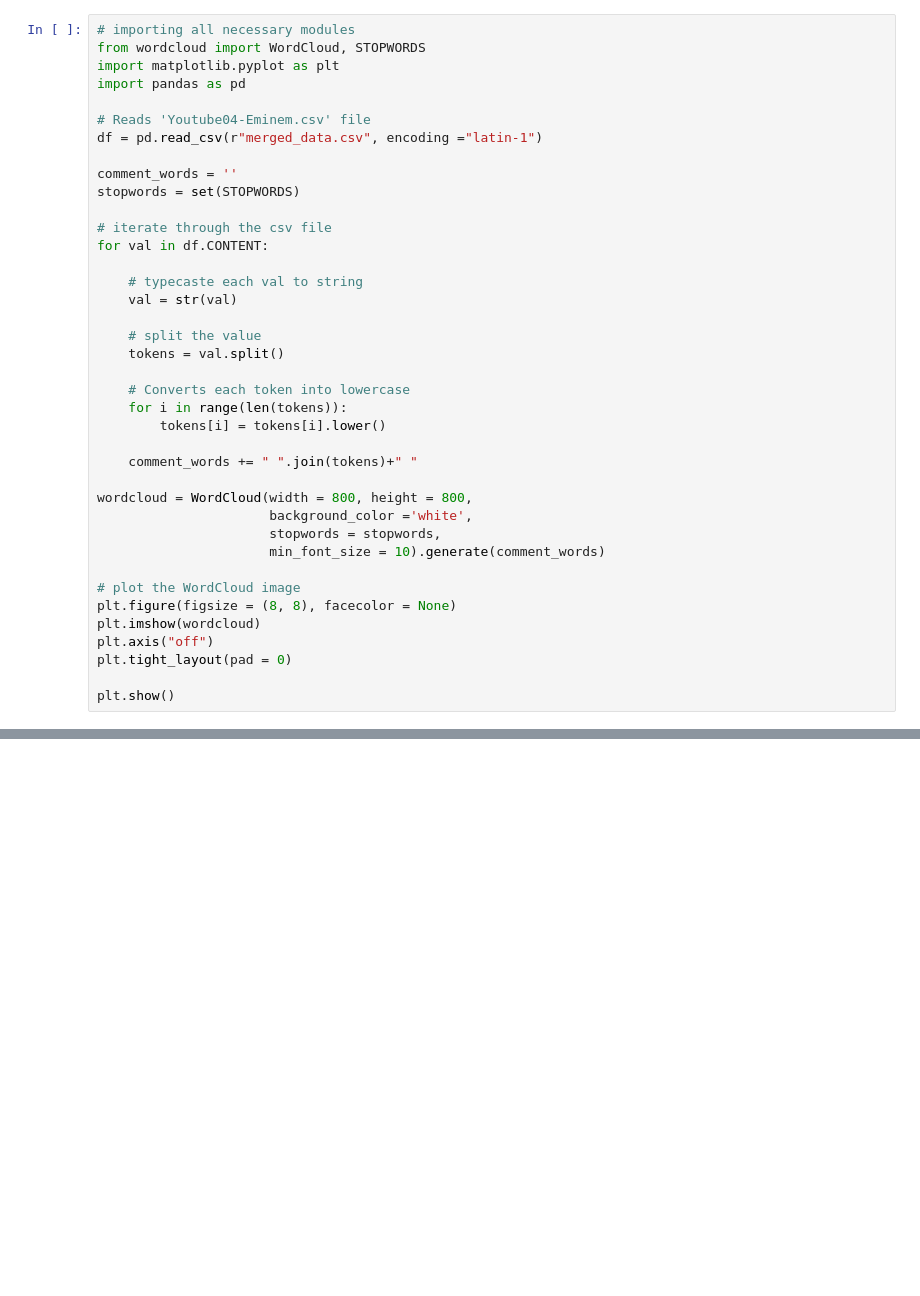
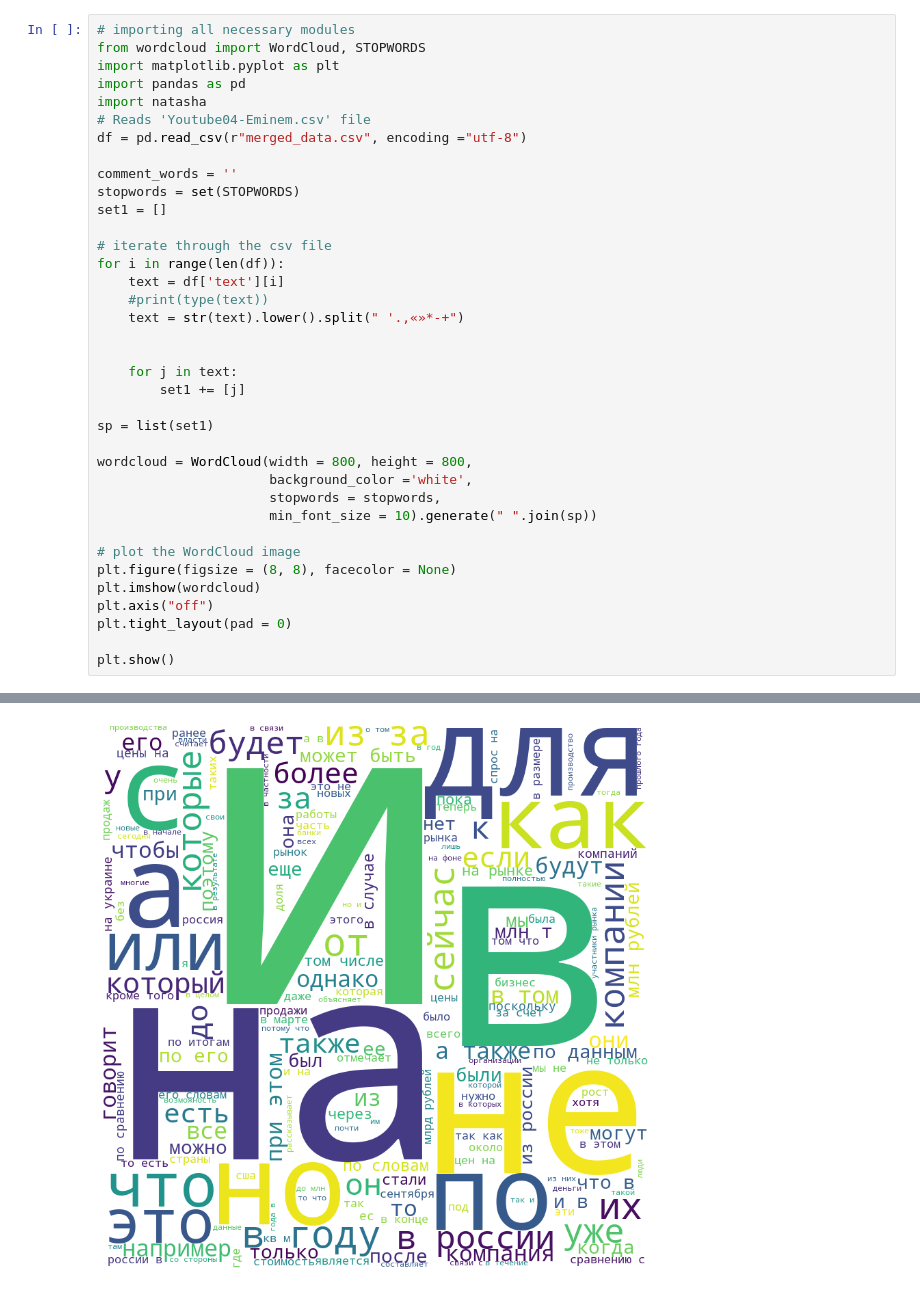
Before and after one commit to AnonimniyGeniy/moretech_prokhodilimimo, a Jupyter notebook: analysis.ipynb, the cells around one changed output, grey strips where cells are left out. Cells and saved outputs as stored; diff of their text form; blank space fills up the shorter version.

Commit message:
merged_data commit

```diff
--- a/analysis.ipynb
+++ b/analysis.ipynb
@@ -3,32 +23,30 @@
 from wordcloud import WordCloud, STOPWORDS
 import matplotlib.pyplot as plt
 import pandas as pd
-
+import natasha
 # Reads 'Youtube04-Eminem.csv' file
-df = pd.read_csv(r"merged_data.csv", encoding ="latin-1")
+df = pd.read_csv(r"merged_data.csv", encoding ="utf-8")
 
 comment_words = ''
 stopwords = set(STOPWORDS)
+set1 = []
 
 # iterate through the csv file
-for val in df.CONTENT:
+for i in range(len(df)):
+    text = df['text'][i]
+    #print(type(text))
+    text = str(text).lower().split(" '.,«»*-+")
 
-    # typecaste each val to string
-    val = str(val)
 
-    # split the value
-    tokens = val.split()
+    for j in text:
+        set1 += [j]
 
-    # Converts each token into lowercase
-    for i in range(len(tokens)):
-        tokens[i] = tokens[i].lower()
-
-    comment_words += " ".join(tokens)+" "
+sp = list(set1)
 
 wordcloud = WordCloud(width = 800, height = 800,
                       background_color ='white',
                       stopwords = stopwords,
-                      min_font_size = 10).generate(comment_words)
+                      min_font_size = 10).generate(" ".join(sp))
 
 # plot the WordCloud image
 plt.figure(figsize = (8, 8), facecolor = None)
@@ -41,0 +59 @@ AttributeError: 'DataFrame' object has no attribute 'CONTENT'
+[figure, added]
```
Also changed, not shown: parts of 2 cells of this notebook.
